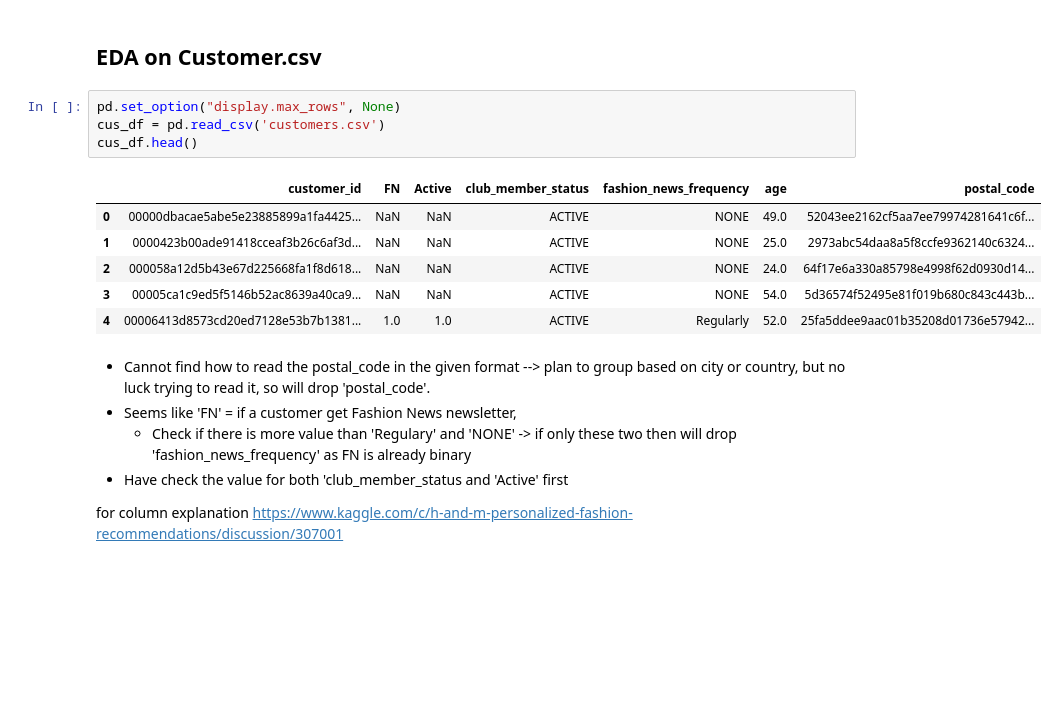
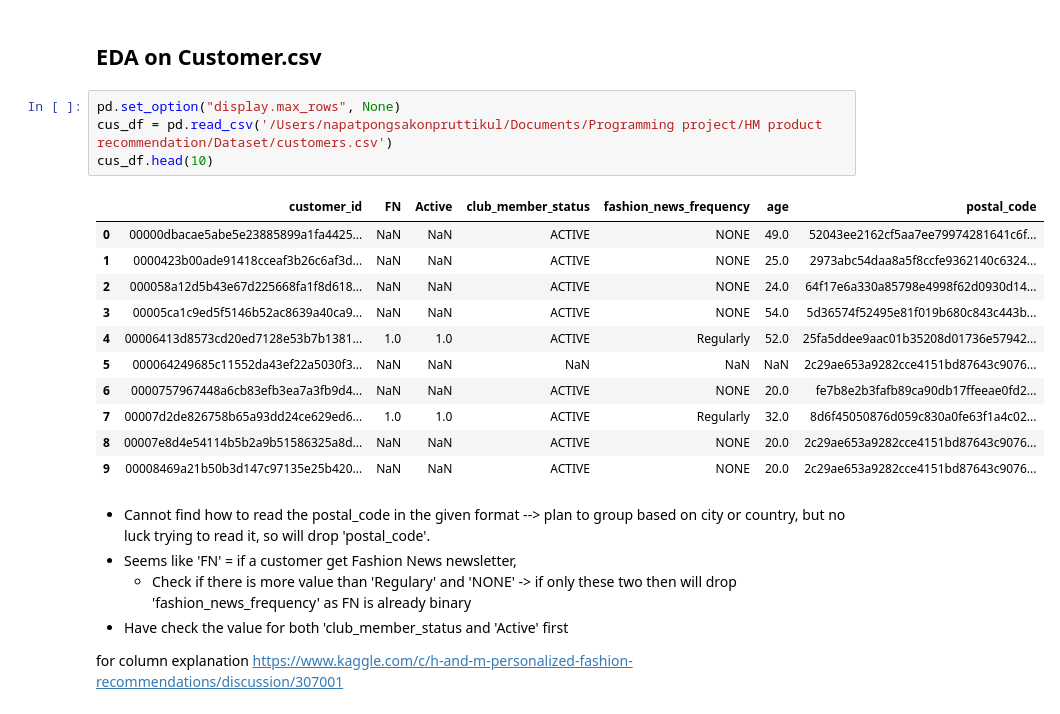
Before and after one commit to WindowNapat/Basic-Programming, a Jupyter notebook: Programming porject/HM EDA1.ipynb, the cells around one changed output. Saved outputs shown, nothing was run; the diff lists cells and outputs as text; blank space fills up the shorter version.

```diff
--- a/Programming porject/HM EDA.ipynb
+++ b/Programming porject/HM EDA1.ipynb
@@ -338,15 +338,20 @@ Women's clothes comprised most of the H&M porduct categories. From what we can s
 ## EDA on Customer.csv
 # %%
 pd.set_option("display.max_rows", None)
-cus_df = pd.read_csv('customers.csv')
-cus_df.head()
+cus_df = pd.read_csv('/Users/napatpongsakonpruttikul/Documents/Programming project/HM product recommendation/Dataset/customers.csv')
+cus_df.head(10)
 # %% [output]
 |  | customer_id | FN | Active | club_member_status | fashion_news_frequency | age | postal_code |
 | 0 | 00000dbacae5abe5e23885899a1fa4425... | NaN | NaN | ACTIVE | NONE | 49.0 | 52043ee2162cf5aa7ee79974281641c6f... |
 | 1 | 0000423b00ade91418cceaf3b26c6af3d... | NaN | NaN | ACTIVE | NONE | 25.0 | 2973abc54daa8a5f8ccfe9362140c6324... |
 | 2 | 000058a12d5b43e67d225668fa1f8d618... | NaN | NaN | ACTIVE | NONE | 24.0 | 64f17e6a330a85798e4998f62d0930d14... |
 | 3 | 00005ca1c9ed5f5146b52ac8639a40ca9... | NaN | NaN | ACTIVE | NONE | 54.0 | 5d36574f52495e81f019b680c843c443b... |
 | 4 | 00006413d8573cd20ed7128e53b7b1381... | 1.0 | 1.0 | ACTIVE | Regularly | 52.0 | 25fa5ddee9aac01b35208d01736e57942... |
+| 5 | 000064249685c11552da43ef22a5030f3... | NaN | NaN | NaN | NaN | NaN | 2c29ae653a9282cce4151bd87643c9076... |
+| 6 | 0000757967448a6cb83efb3ea7a3fb9d4... | NaN | NaN | ACTIVE | NONE | 20.0 | fe7b8e2b3fafb89ca90db17ffeeae0fd2... |
+| 7 | 00007d2de826758b65a93dd24ce629ed6... | 1.0 | 1.0 | ACTIVE | Regularly | 32.0 | 8d6f45050876d059c830a0fe63f1a4c02... |
+| 8 | 00007e8d4e54114b5b2a9b51586325a8d... | NaN | NaN | ACTIVE | NONE | 20.0 | 2c29ae653a9282cce4151bd87643c9076... |
+| 9 | 00008469a21b50b3d147c97135e25b420... | NaN | NaN | ACTIVE | NONE | 20.0 | 2c29ae653a9282cce4151bd87643c9076... |
 # %% [markdown]
 - Cannot find how to read the postal_code in the given format --> plan to group based on city or country, but no luck trying to read it, so will drop 'postal_code'.
 - Seems like 'FN' = if a customer get Fashion News newsletter,
```
Also changed, not shown: parts of 21 cells of this notebook, 3 other files.
